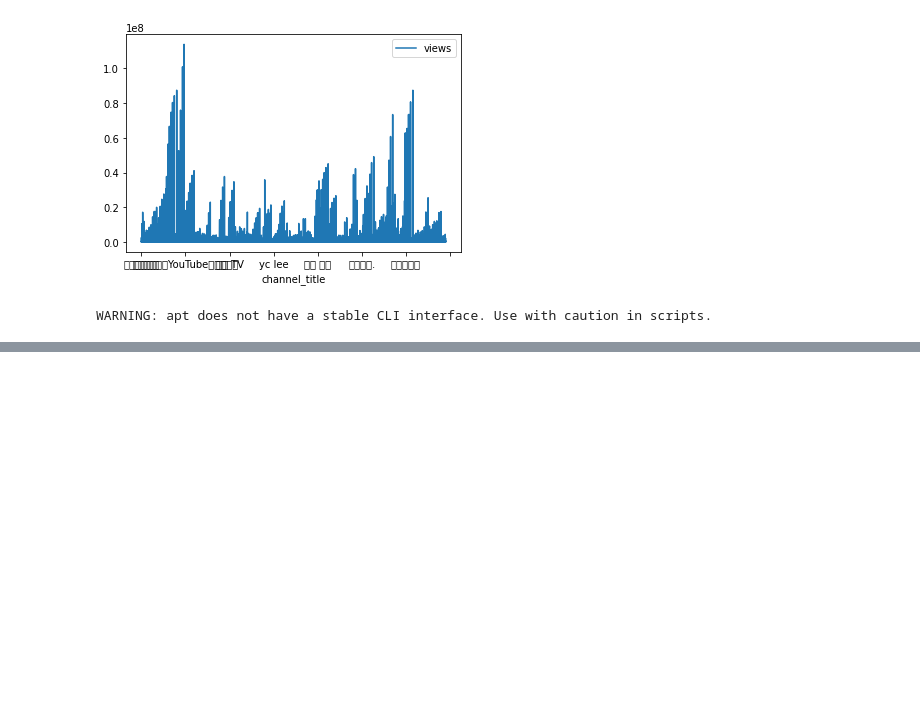
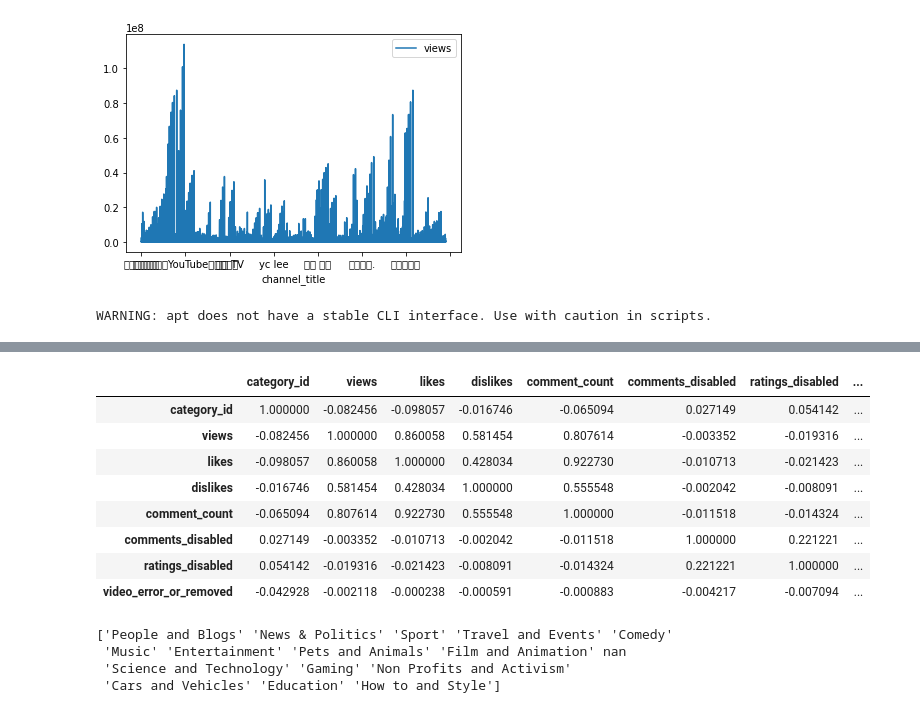
Before and after one commit to bldev2473/KaggleWithColab, a Jupyter notebook: TrendingYouTubeVideoStatistics.ipynb, the cells around one changed output, grey strips where cells are left out. Drawn from its saved outputs; the diff is of its cells as text; code cells hidden in the pictures; blank space fills up the shorter version.

```diff
--- a/TrendingYouTubeVideoStatistics.ipynb
+++ b/TrendingYouTubeVideoStatistics.ipynb
@@ -221,0 +233,12 @@ df.plot.scatter(x='comment_count', y='dislikes', color='DarkGreen', label='disli
+# %%
+df.corr()
+# %% [output]
+|  | category_id | views | likes | dislikes | comment_count | comments_disabled | ratings_disabled | ... |
+| category_id | 1.000000 | -0.082456 | -0.098057 | -0.016746 | -0.065094 | 0.027149 | 0.054142 | ... |
+| views | -0.082456 | 1.000000 | 0.860058 | 0.581454 | 0.807614 | -0.003352 | -0.019316 | ... |
+| likes | -0.098057 | 0.860058 | 1.000000 | 0.428034 | 0.922730 | -0.010713 | -0.021423 | ... |
+| dislikes | -0.016746 | 0.581454 | 0.428034 | 1.000000 | 0.555548 | -0.002042 | -0.008091 | ... |
+| comment_count | -0.065094 | 0.807614 | 0.922730 | 0.555548 | 1.000000 | -0.011518 | -0.014324 | ... |
+| comments_disabled | 0.027149 | -0.003352 | -0.010713 | -0.002042 | -0.011518 | 1.000000 | 0.221221 | ... |
+| ratings_disabled | 0.054142 | -0.019316 | -0.021423 | -0.008091 | -0.014324 | 0.221221 | 1.000000 | ... |
+| video_error_or_removed | -0.042928 | -0.002118 | -0.000238 | -0.000591 | -0.000883 | -0.004217 | -0.007094 | ... |
@@ -221,0 +266,7 @@ df.plot.scatter(x='comment_count', y='dislikes', color='DarkGreen', label='disli
+# %%
+print(df.category_name.unique())
+# %% [output]
+['People and Blogs' 'News & Politics' 'Sport' 'Travel and Events' 'Comedy'
+ 'Music' 'Entertainment' 'Pets and Animals' 'Film and Animation' nan
+ 'Science and Technology' 'Gaming' 'Non Profits and Activism'
+ 'Cars and Vehicles' 'Education' 'How to and Style']
```
Also changed, not shown: parts of 10 cells of this notebook.
